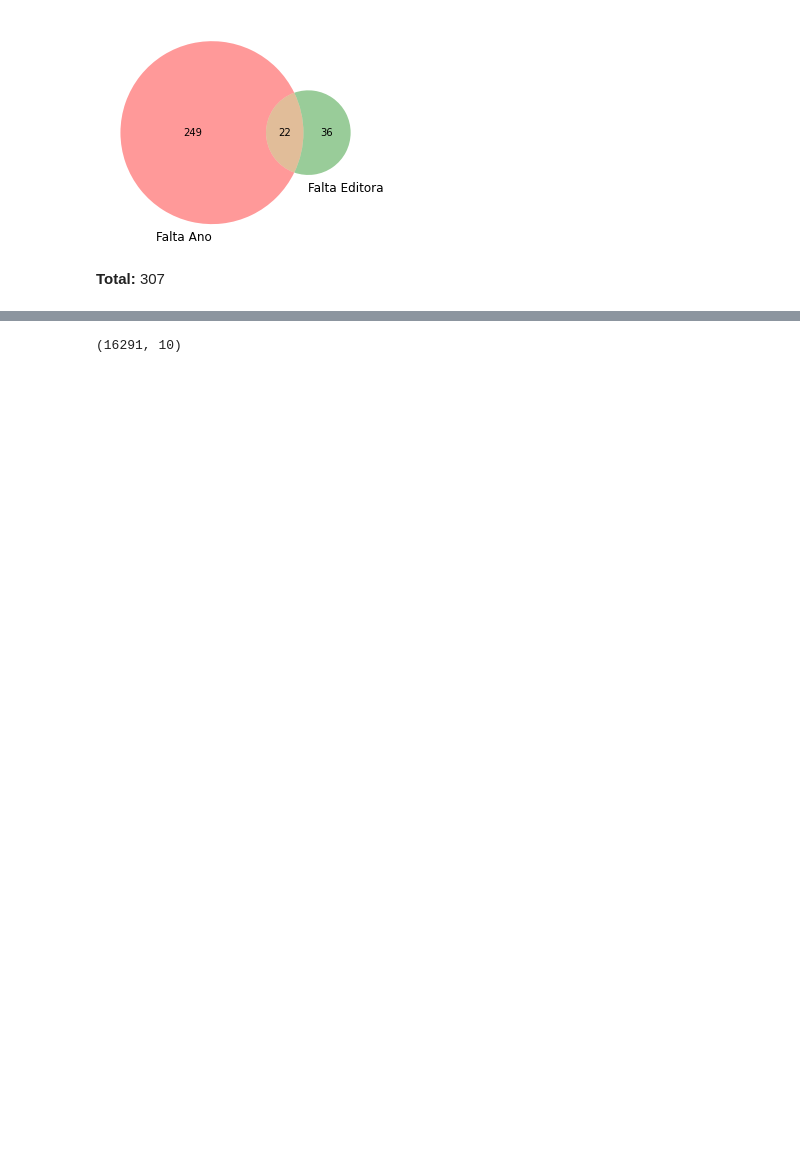
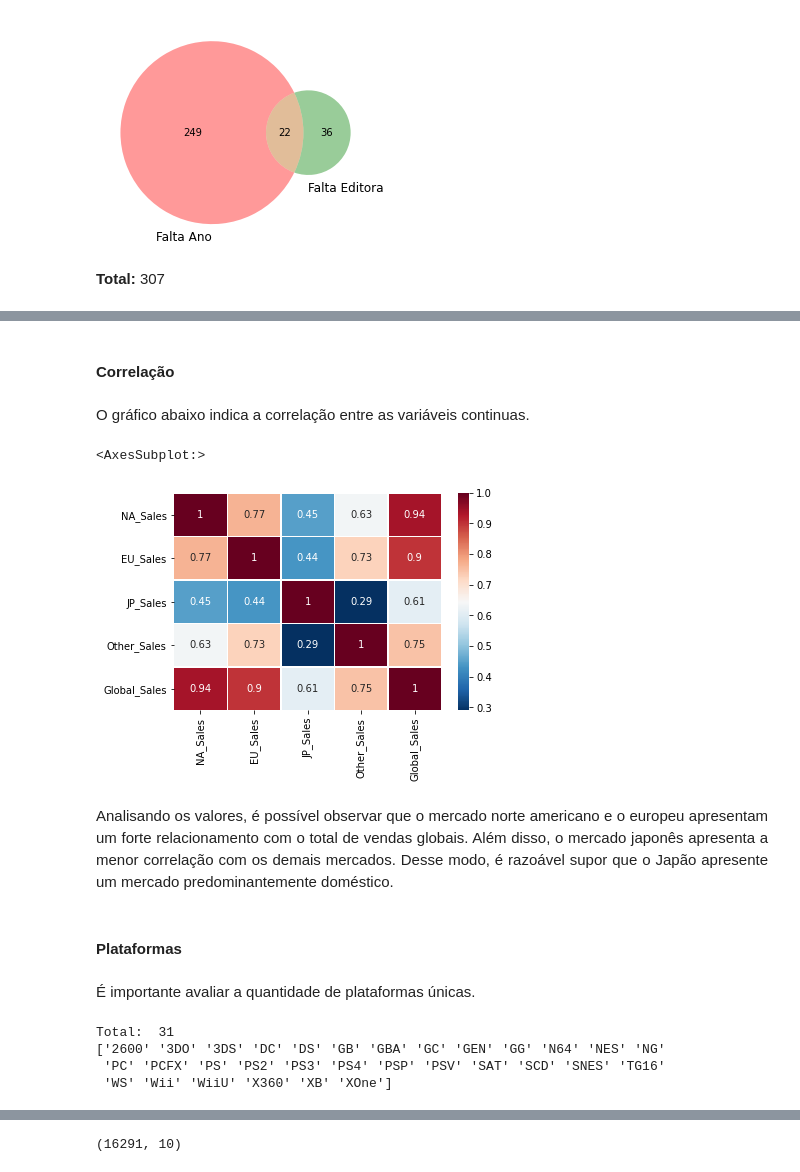
Before and after one commit to thiagorlopes/desafio-data-analyst, a Jupyter notebook: selling-games.ipynb, the cells around one changed output, grey strips where cells are left out. Cells and saved outputs as stored; diff of their text form; code cells hidden in the pictures; blank space fills up the shorter version.

```diff
--- a/selling-games.ipynb
+++ b/selling-games.ipynb
@@ -156,0 +204,27 @@ plt.show()
+# %% [markdown]
+#### Correlação
+# %% [markdown]
+O gráfico abaixo indica a correlação entre as variáveis continuas.
+# %%
+import seaborn as sns
+
+data = df[["NA_Sales", "EU_Sales", "JP_Sales", "Other_Sales", "Global_Sales"]]
+corr = data.corr()
+
+sns.heatmap(corr,
+    xticklabels=corr.columns,
+    yticklabels=corr.columns,
+    cmap='RdBu_r',
+    annot=True,
+    linewidth=0.5)
+# %% [output]
+<AxesSubplot:>
+[figure, added]
+# %% [markdown]
+<div style="text-align: justify">
+Analisando os valores, é possível observar que o mercado norte americano e o europeu apresentam um forte relacionamento com o total de vendas globais. Além disso, o mercado japonês apresenta a menor correlação com os demais mercados. Desse modo, é razoável supor que o Japão apresente um mercado predominantemente doméstico.
+</div>
+# %% [markdown]
+#### Plataformas
+# %% [markdown]
+É importante avaliar a quantidade de plataformas únicas.
@@ -156,0 +234,7 @@ plt.show()
+# %%
+helpers.print_unique(df['Platform'])
+# %% [output]
+Total:  31
+['2600' '3DO' '3DS' 'DC' 'DS' 'GB' 'GBA' 'GC' 'GEN' 'GG' 'N64' 'NES' 'NG'
+ 'PC' 'PCFX' 'PS' 'PS2' 'PS3' 'PS4' 'PSP' 'PSV' 'SAT' 'SCD' 'SNES' 'TG16'
+ 'WS' 'Wii' 'WiiU' 'X360' 'XB' 'XOne']
```
Also changed, not shown: parts of 77 cells of this notebook, 3 other files.
